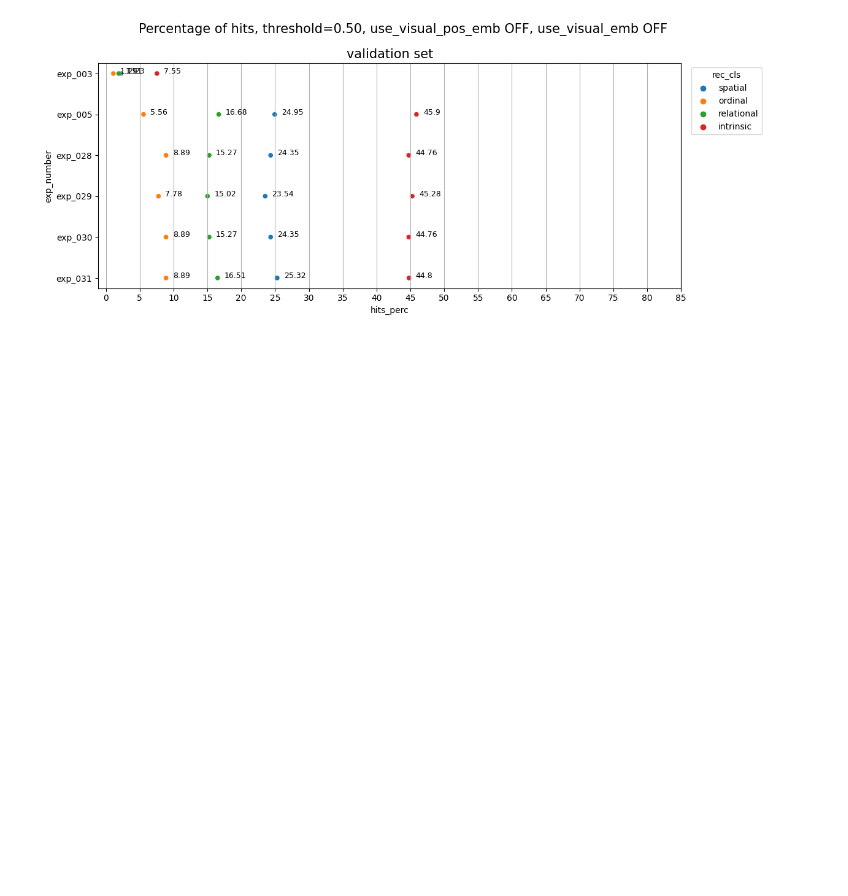
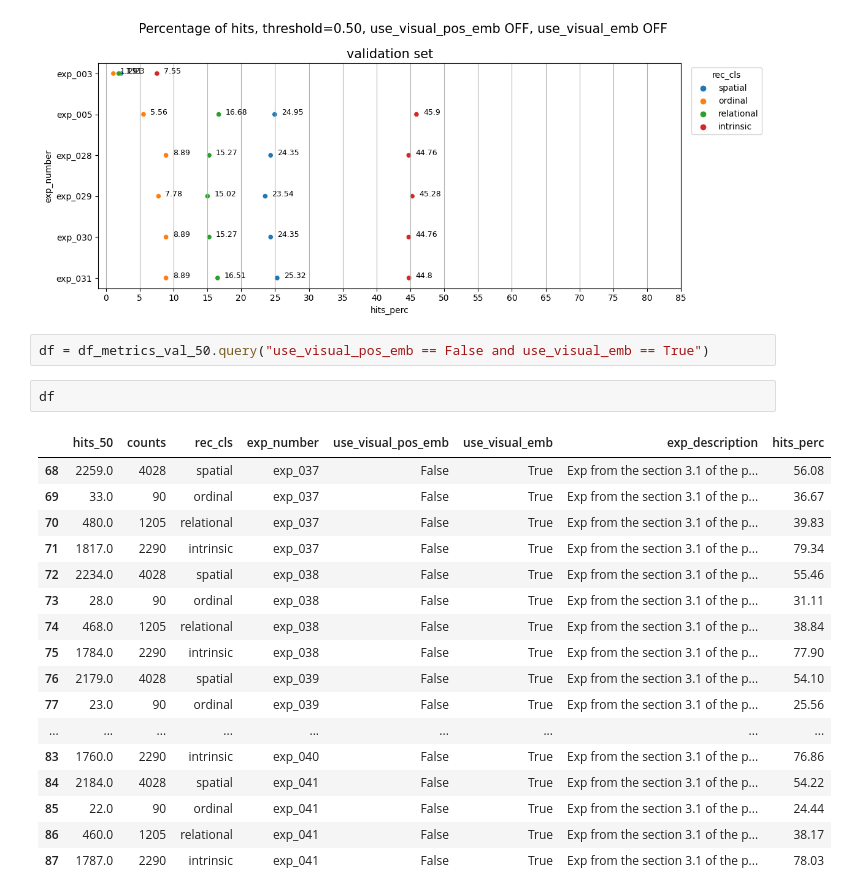
Before and after one commit to nhm-7/rec, a Jupyter notebook: notebooks/04_NH_analysis_20231112.ipynb, the cells around one changed output. Drawn from its saved outputs; the diff is of its cells as text; blank space fills up the shorter version.

```diff
--- a/notebooks/04_NH_analysis_20231112.ipynb
+++ b/notebooks/04_NH_analysis_20231112.ipynb
@@ -373,3 +418,25 @@ plt.tight_layout()
 plt.show()
 # %% [output]
 [figure]
+# %%
+df = df_metrics_val_50.query("use_visual_pos_emb == False and use_visual_emb == True")
+# %%
+df
+# %% [output]
+|  | hits_50 | counts | rec_cls | exp_number | use_visual_pos_emb | use_visual_emb | exp_description | hits_perc |
+| 68 | 2259.0 | 4028 | spatial | exp_037 | False | True | Exp from the section 3.1 of the p... | 56.08 |
+| 69 | 33.0 | 90 | ordinal | exp_037 | False | True | Exp from the section 3.1 of the p... | 36.67 |
+| 70 | 480.0 | 1205 | relational | exp_037 | False | True | Exp from the section 3.1 of the p... | 39.83 |
+| 71 | 1817.0 | 2290 | intrinsic | exp_037 | False | True | Exp from the section 3.1 of the p... | 79.34 |
+| 72 | 2234.0 | 4028 | spatial | exp_038 | False | True | Exp from the section 3.1 of the p... | 55.46 |
+| 73 | 28.0 | 90 | ordinal | exp_038 | False | True | Exp from the section 3.1 of the p... | 31.11 |
+| 74 | 468.0 | 1205 | relational | exp_038 | False | True | Exp from the section 3.1 of the p... | 38.84 |
+| 75 | 1784.0 | 2290 | intrinsic | exp_038 | False | True | Exp from the section 3.1 of the p... | 77.90 |
+| 76 | 2179.0 | 4028 | spatial | exp_039 | False | True | Exp from the section 3.1 of the p... | 54.10 |
+| 77 | 23.0 | 90 | ordinal | exp_039 | False | True | Exp from the section 3.1 of the p... | 25.56 |
+| ... | ... | ... | ... | ... | ... | ... | ... | ... |
+| 83 | 1760.0 | 2290 | intrinsic | exp_040 | False | True | Exp from the section 3.1 of the p... | 76.86 |
+| 84 | 2184.0 | 4028 | spatial | exp_041 | False | True | Exp from the section 3.1 of the p... | 54.22 |
+| 85 | 22.0 | 90 | ordinal | exp_041 | False | True | Exp from the section 3.1 of the p... | 24.44 |
+| 86 | 460.0 | 1205 | relational | exp_041 | False | True | Exp from the section 3.1 of the p... | 38.17 |
+| 87 | 1787.0 | 2290 | intrinsic | exp_041 | False | True | Exp from the section 3.1 of the p... | 78.03 |
```
Also changed, not shown: parts of 5 cells of this notebook.
